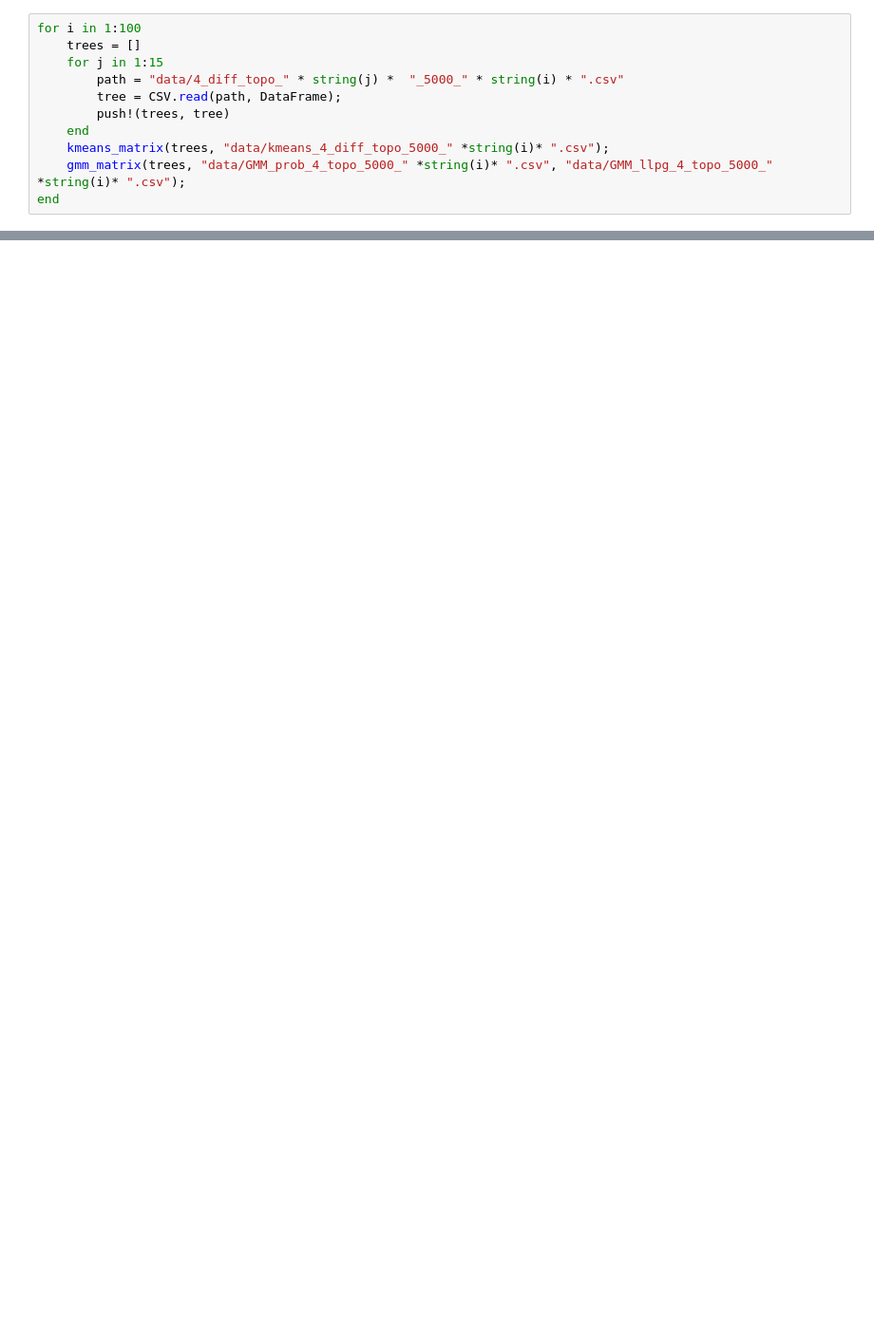
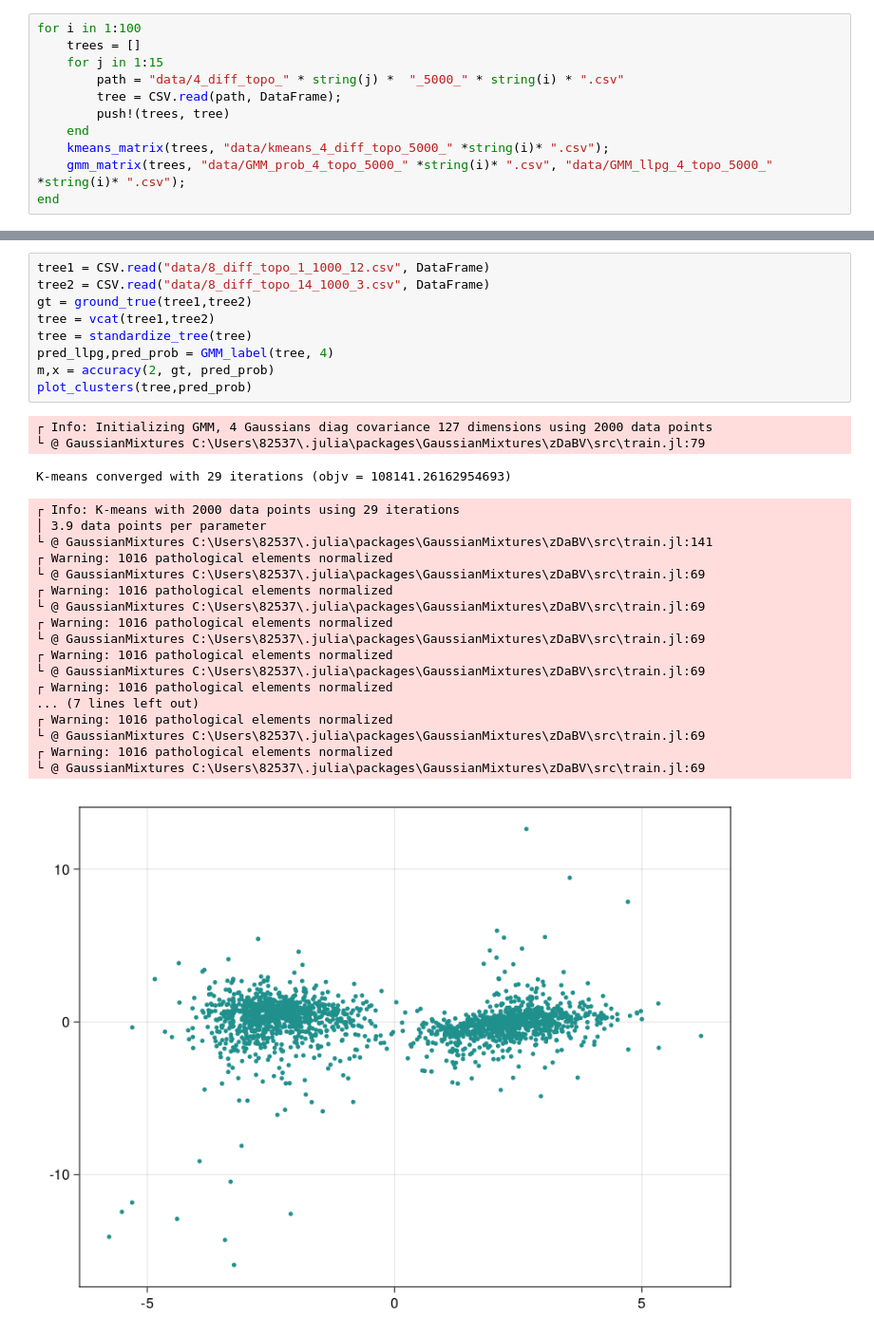
Before and after one commit to solislemuslab/PhyloClustering.jl, a Jupyter notebook: 4-taxa-check.ipynb, the cells around one changed output, grey strips where cells are left out. Shown at 95% size. Cells and saved outputs as stored; diff of their text form; blank space fills up the shorter version.

Commit message:
added more 8-taxa trees

```diff
--- a/4-taxa-check.ipynb
+++ b/4-taxa-check.ipynb
@@ -284,0 +295,31 @@ end
+# %%
+tree1 = CSV.read("data/8_diff_topo_1_1000_12.csv", DataFrame)
+tree2 = CSV.read("data/8_diff_topo_14_1000_3.csv", DataFrame)
+gt = ground_true(tree1,tree2)
+tree = vcat(tree1,tree2)
+tree = standardize_tree(tree)
+pred_llpg,pred_prob = GMM_label(tree, 4)
+m,x = accuracy(2, gt, pred_prob)
+plot_clusters(tree,pred_prob)
+# %% [output]
+┌ Info: Initializing GMM, 4 Gaussians diag covariance 127 dimensions using 2000 data points
+└ @ GaussianMixtures C:\Users\82537\.julia\packages\GaussianMixtures\zDaBV\src\train.jl:79
+K-means converged with 29 iterations (objv = 108141.26162954693)
+┌ Info: K-means with 2000 data points using 29 iterations
+│ 3.9 data points per parameter
+└ @ GaussianMixtures C:\Users\82537\.julia\packages\GaussianMixtures\zDaBV\src\train.jl:141
+┌ Warning: 1016 pathological elements normalized
+└ @ GaussianMixtures C:\Users\82537\.julia\packages\GaussianMixtures\zDaBV\src\train.jl:69
+┌ Warning: 1016 pathological elements normalized
+└ @ GaussianMixtures C:\Users\82537\.julia\packages\GaussianMixtures\zDaBV\src\train.jl:69
+┌ Warning: 1016 pathological elements normalized
+└ @ GaussianMixtures C:\Users\82537\.julia\packages\GaussianMixtures\zDaBV\src\train.jl:69
+┌ Warning: 1016 pathological elements normalized
+└ @ GaussianMixtures C:\Users\82537\.julia\packages\GaussianMixtures\zDaBV\src\train.jl:69
+┌ Warning: 1016 pathological elements normalized
+... (7 lines left out)
+┌ Warning: 1016 pathological elements normalized
+└ @ GaussianMixtures C:\Users\82537\.julia\packages\GaussianMixtures\zDaBV\src\train.jl:69
+┌ Warning: 1016 pathological elements normalized
+└ @ GaussianMixtures C:\Users\82537\.julia\packages\GaussianMixtures\zDaBV\src\train.jl:69
+[figure, added]
```
Also changed, not shown: parts of 4 cells of this notebook, 2 other files.
